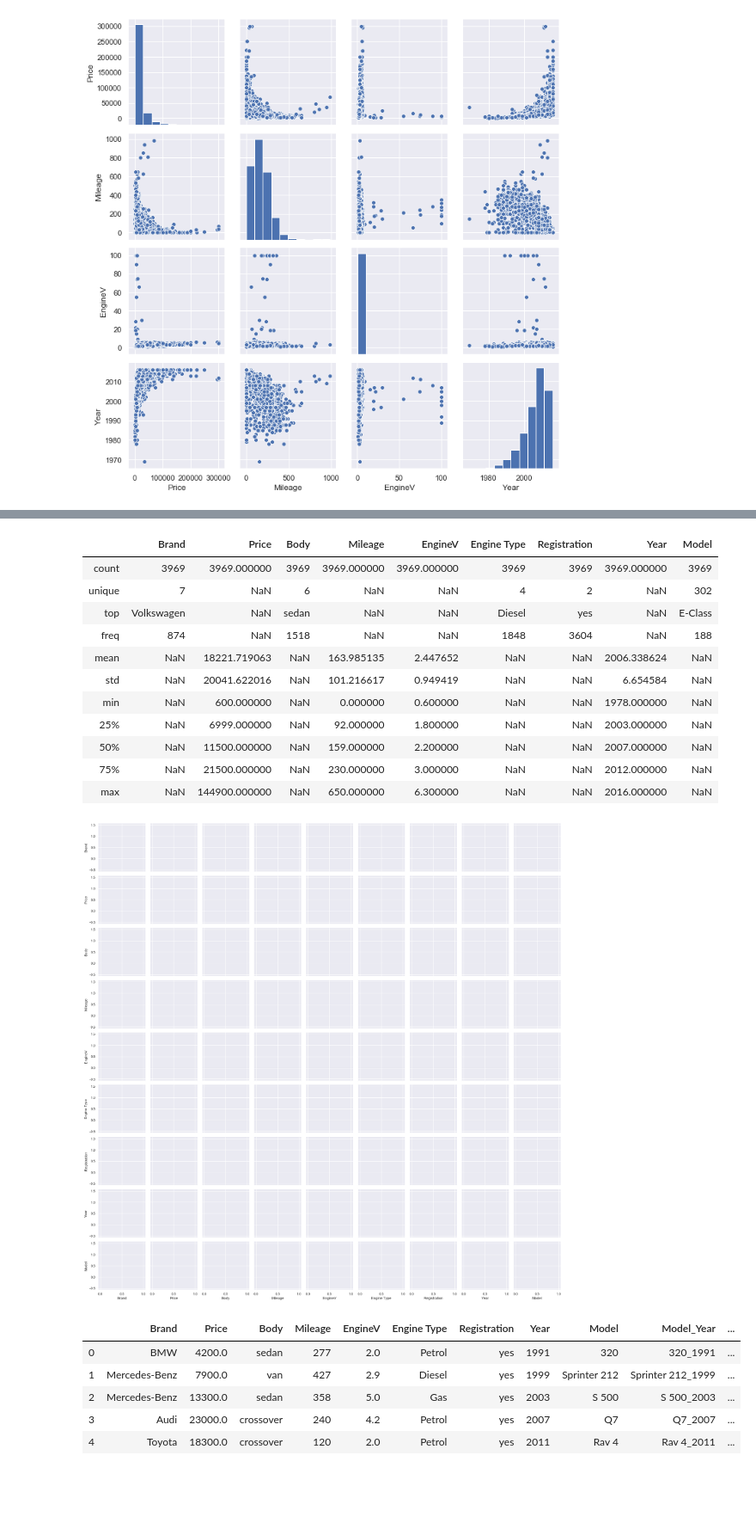
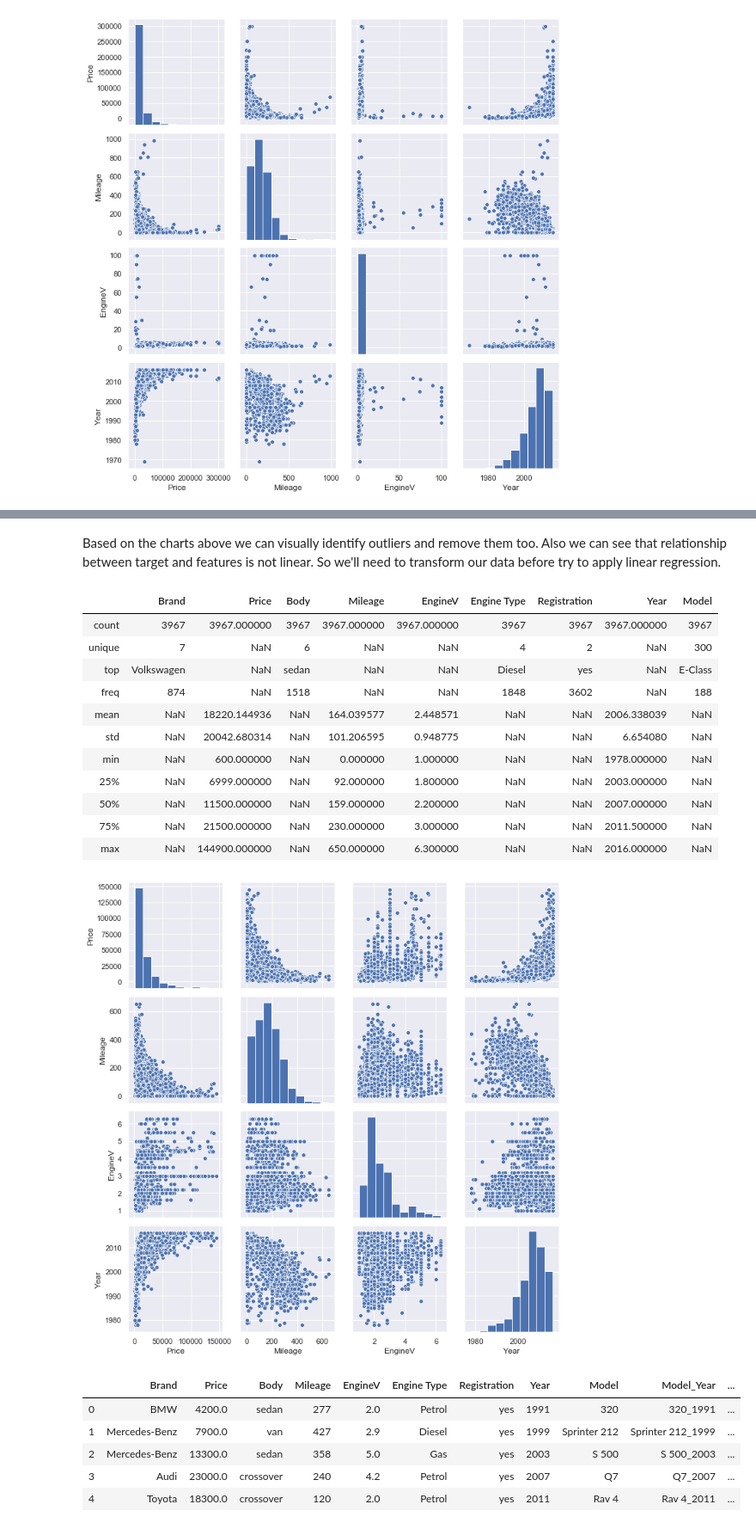
Before and after one commit to fivkat/Car_price_prediction, a Jupyter notebook: Car_price_prediction.ipynb, the cells around one changed output, grey strips where cells are left out. Shown at 86% size. Drawn from its saved outputs; the diff is of its cells as text; code cells hidden in the pictures; blank space fills up the shorter version.

```diff
--- a/Car_price_prediction.ipynb
+++ b/Car_price_prediction.ipynb
@@ -98,27 +80,30 @@ data[['Mileage','Year','Price']].sort_values(by=['Mileage']).tail(10)
+# %% [markdown]
+Based on the charts above we can visually identify outliers and remove them too. Also we can see that relationship between target and features is not linear. So we'll need to transform our data before try to apply linear regression.
 # %%
 data=data[data['EngineV']<6.5]
+data=data[data['EngineV']>=1]
 data=data[data['Year']>1970]
-data=data[data['Mileage']<800]
+data=data[data['Mileage']<700]
 data=data[data['Price']<150000]
 data.describe(include='all')
 # %% [output]
 |  | Brand | Price | Body | Mileage | EngineV | Engine Type | Registration | Year | Model |
-| count | 3969 | 3969.000000 | 3969 | 3969.000000 | 3969.000000 | 3969 | 3969 | 3969.000000 | 3969 |
-| unique | 7 | NaN | 6 | NaN | NaN | 4 | 2 | NaN | 302 |
+| count | 3967 | 3967.000000 | 3967 | 3967.000000 | 3967.000000 | 3967 | 3967 | 3967.000000 | 3967 |
+| unique | 7 | NaN | 6 | NaN | NaN | 4 | 2 | NaN | 300 |
 | top | Volkswagen | NaN | sedan | NaN | NaN | Diesel | yes | NaN | E-Class |
-| freq | 874 | NaN | 1518 | NaN | NaN | 1848 | 3604 | NaN | 188 |
-| mean | NaN | 18221.719063 | NaN | 163.985135 | 2.447652 | NaN | NaN | 2006.338624 | NaN |
-| std | NaN | 20041.622016 | NaN | 101.216617 | 0.949419 | NaN | NaN | 6.654584 | NaN |
-| min | NaN | 600.000000 | NaN | 0.000000 | 0.600000 | NaN | NaN | 1978.000000 | NaN |
+| freq | 874 | NaN | 1518 | NaN | NaN | 1848 | 3602 | NaN | 188 |
+| mean | NaN | 18220.144936 | NaN | 164.039577 | 2.448571 | NaN | NaN | 2006.338039 | NaN |
+| std | NaN | 20042.680314 | NaN | 101.206595 | 0.948775 | NaN | NaN | 6.654080 | NaN |
+| min | NaN | 600.000000 | NaN | 0.000000 | 1.000000 | NaN | NaN | 1978.000000 | NaN |
 | 25% | NaN | 6999.000000 | NaN | 92.000000 | 1.800000 | NaN | NaN | 2003.000000 | NaN |
 | 50% | NaN | 11500.000000 | NaN | 159.000000 | 2.200000 | NaN | NaN | 2007.000000 | NaN |
-| 75% | NaN | 21500.000000 | NaN | 230.000000 | 3.000000 | NaN | NaN | 2012.000000 | NaN |
+| 75% | NaN | 21500.000000 | NaN | 230.000000 | 3.000000 | NaN | NaN | 2011.500000 | NaN |
 | max | NaN | 144900.000000 | NaN | 650.000000 | 6.300000 | NaN | NaN | 2016.000000 | NaN |
 # %%
-sns.pairplot(data[data['Price']<7.5], height=2.5)
+sns.pairplot(data, height=2.5)
 plt.tight_layout()
 # %% [output]
-[figure, old version]
+[figure, new version]
 # %%
 data['Model_Year']=data['Model']+'_'+data['Year'].astype('str')
 
```
Also changed, not shown: parts of 20 cells of this notebook.
